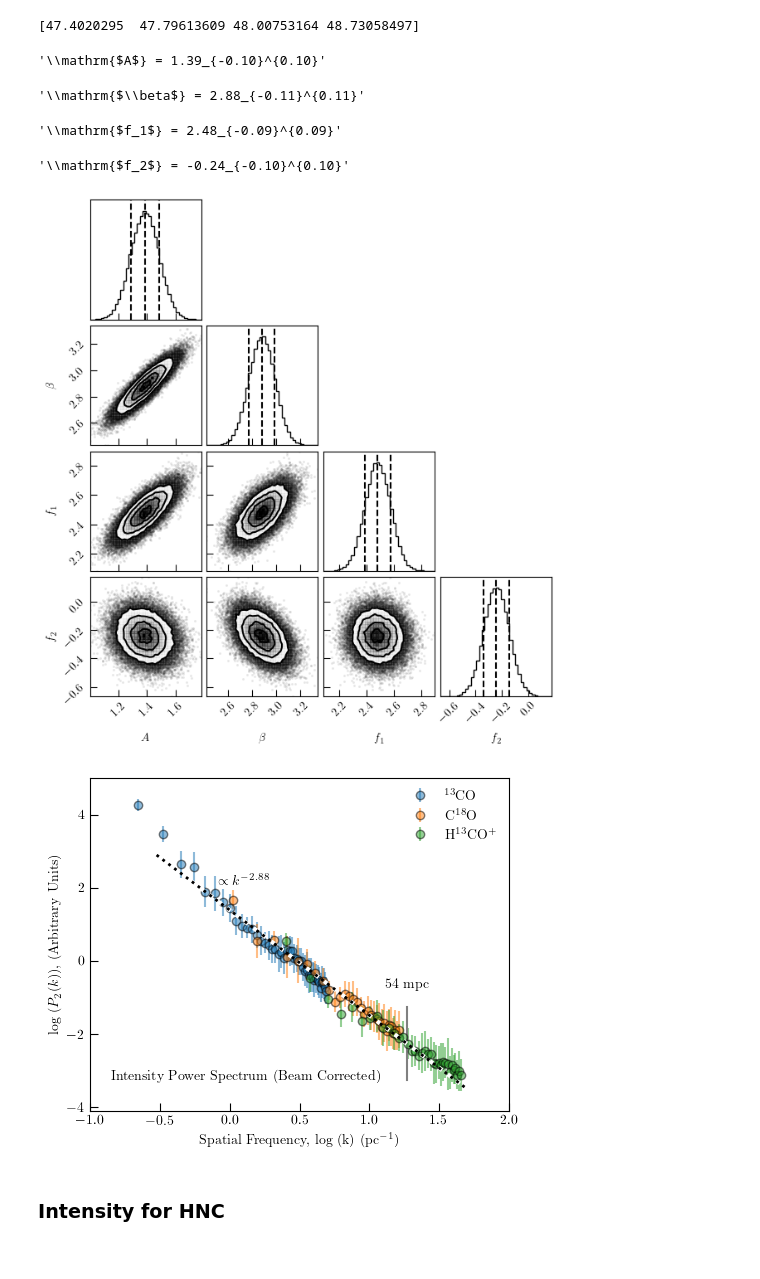
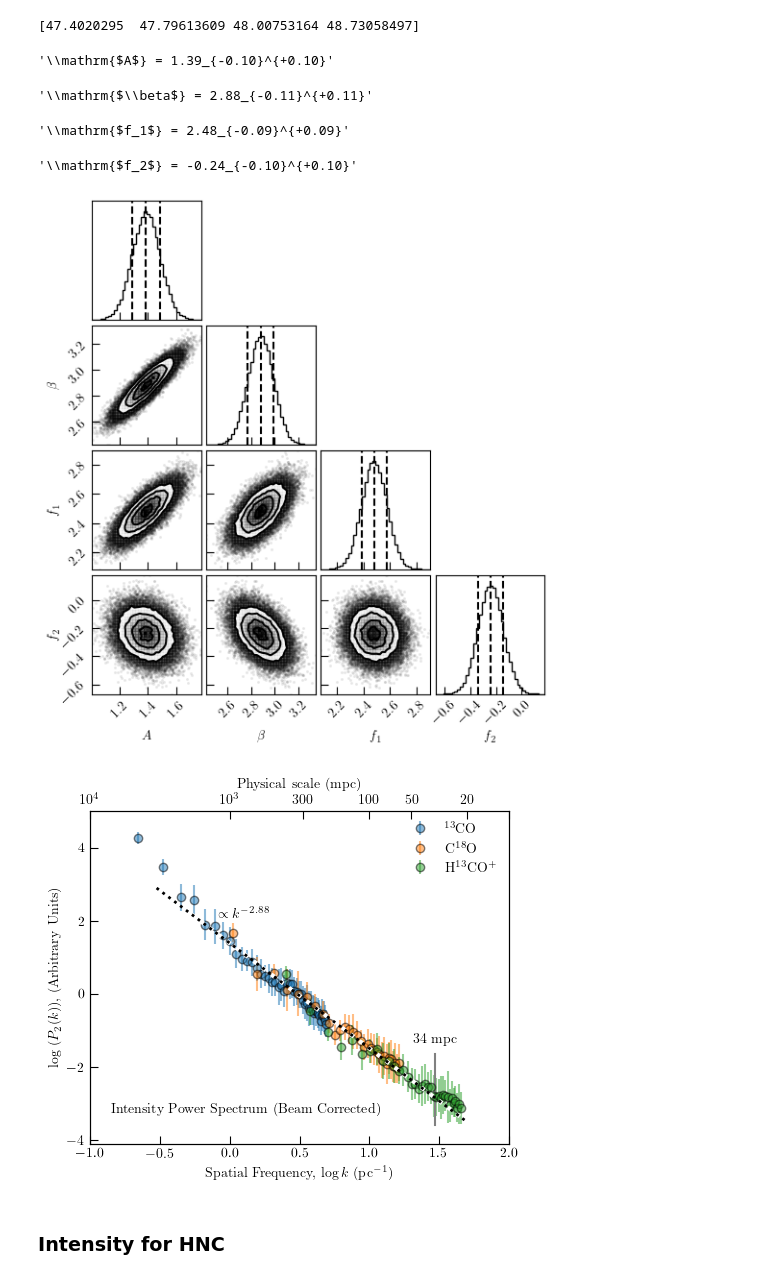
Before and after one commit to jpinedaf/NGC1333_NOEMA_turbulence, a Jupyter notebook: NGC1333_determine_turbulence.ipynb, the cells around one changed output. Drawn from its saved outputs; the diff is of its cells as text; code cells hidden in the pictures.

```diff
--- a/NGC1333_determine_turbulence.ipynb
+++ b/NGC1333_determine_turbulence.ipynb
@@ -293,7 +295,9 @@ where the data for C$^{18}$O is used as anchor.
 # %%
 ln_log = np.log10(np.exp(1))
 
-k_mhd_wave = (1. / 54e-3) # value from Pineda et al. (2023, CRIR)
+# k_mhd_wave = (1. / 54e-3) # value from Pineda et al. (2023, CRIR)
+k_mhd_wave = (1. / 34e-3) # value from Pineda et al. (2023, CRIR)
+label_mhd_wave = r'34 mpc'
 log_k_mhd_wave = np.log10(k_mhd_wave)
 
 # 13CO 1-0
@@ -543,6 +584,7 @@ if save_figs:
 fig, ax = plt.subplots(figsize=(5, 4))
 
 # Normalisation of the power spectra
+# search for index closest to 1
 idx = np.abs(log_freq_h13cop_TdV - 1).argmin()
 rescale_ion = log_P_TdV_h13cop[idx]
 
@@ -559,23 +601,22 @@ ax.errorbar(log_freq_hnc_TdV, log_P_TdV_hnc - rescale_neutral, yerr=elogP_TdV_hn
             markeredgecolor='k', label='HCN', fmt="o",
             ecolor=color_HNC, markerfacecolor=color_HNC)
 
-y_k_mhd = -0.8
-ax.plot([log_k_mhd_wave, log_k_mhd_wave], y_k_mhd + np.array([-1, 1]), color='gray')
-ax.text(log_k_mhd_wave, y_k_mhd + 1.5, '54 mpc', horizontalalignment='center')
+add_k_mhd(ax, -1.5)
 
 plt.legend(frameon=False)
 
 text_pspec = 'Comparison between\n Ions and Neutrals'
 ax.text(0.1, 0.15, text_pspec, horizontalalignment='left', transform=ax.transAxes, size=12)
 
-ax.set_xlabel(r'log (Spatial Frequency) (pc$^{-1}$)')
+# ax.set_xlabel(r'log (Spatial Frequency) (pc$^{-1}$)')
+ax.set_xlabel(r'Spatial Frequency, $\log k$ (pc$^{-1}$)')
 ax.set_ylabel(r'log ($P_2(k)$), Arbitrary Units')
 ax.set_xlim(0.3, 1.75)
 ax.set_ylim(-3, 3)
 
 ax.xaxis.set_ticks(np.arange(0.5, 1.8, 0.5))
 ax.yaxis.set_ticks(np.arange(-3, 3, 2))
-
+plot_second_axis(ax)
 plt.tight_layout()
 if save_figs:
     fig.savefig('figs/NGC1333_Intensity_Power_Spectrum_Arb_compare_Ion_Neutral.pdf', bbox_inches='tight')
@@ -619,7 +659,7 @@ flat_samples = sampler.get_chain(discard=300, thin=25, flat=True)
 # %% [output]
 [47.4020295  47.79613609 48.00753164 48.73058497]
 # %%
-fig_my = plt.figure(figsize=(6.5, 7))
+fig_my = plt.figure(figsize=(5.5, 6))
 
 fig = corner.corner(
     flat_samples,
@@ -632,32 +672,33 @@ soln_log_h13cop_EMCEE = []
 for i in range(ndim):
     mcmc = np.percentile(flat_samples[:, i], [16, 50, 84])
     q = np.diff(mcmc)
-    txt = "\mathrm{{{3}}} = {0:.2f}_{{-{1:.2f}}}^{{{2:.2f}}}"
+    txt = "\mathrm{{{3}}} = {0:.2f}_{{-{1:.2f}}}^{{{2:+.2f}}}"
     txt = txt.format(mcmc[1], q[0], q[1], labels[i])
     display((txt))
     soln_log_h13cop_EMCEE.append(mcmc[1])
     if i == 1:
         label_beta = r'$\propto k^{'
-        label_beta = label_beta + '{0:.2f}_{{-{1:.2f}}}^{{{2:.2f}}}'.format(mcmc[1], q[0], q[1]) + '}$'
+        label_beta = label_beta + '{0:.2f}_{{-{1:.2f}}}^{{{2:+.2f}}}'.format(mcmc[1], q[0], q[1]) + '}$'
 if save_figs:
     fig.savefig('figs/EMCEE_corner_H13CO+.pdf')
 # %% [output]
-'\\mathrm{$A$} = 1.39_{-0.10}^{0.10}'
+'\\mathrm{$A$} = 1.39_{-0.10}^{+0.10}'
-'\\mathrm{$\\beta$} = 2.88_{-0.11}^{0.11}'
+'\\mathrm{$\\beta$} = 2.88_{-0.11}^{+0.11}'
-'\\mathrm{$f_1$} = 2.48_{-0.09}^{0.09}'
+'\\mathrm{$f_1$} = 2.48_{-0.09}^{+0.09}'
-'\\mathrm{$f_2$} = -0.24_{-0.10}^{0.10}'
+'\\mathrm{$f_2$} = -0.24_{-0.10}^{+0.10}'
-[figure, old version]
+[figure, new version]
 # %%
 fig, ax = plt.subplots(figsize=(5, 4))
 plot_powerspectrum(ax, soln_log_h13cop_EMCEE, do_hnc=False)
 
 ax.set_ylim(-4.1, 5)
 text_pspec = 'Intensity Power Spectrum (Beam Corrected)'
 ax.text(0.05, 0.09, text_pspec, horizontalalignment='left', transform=ax.transAxes)
+plot_second_axis(ax)
 if save_figs:
     fig.savefig('figs/NGC1333_Intensity_Power_Spectrum_Arb_EMCEE_H13COp_log.pdf', bbox_inches='tight')
 # %% [output]
-[figure, old version]
+[figure, new version]
 # %% [markdown]
 ### Intensity for HNC
 # %%
```
Also changed, not shown: parts of 20 cells of this notebook, 11 other files.
